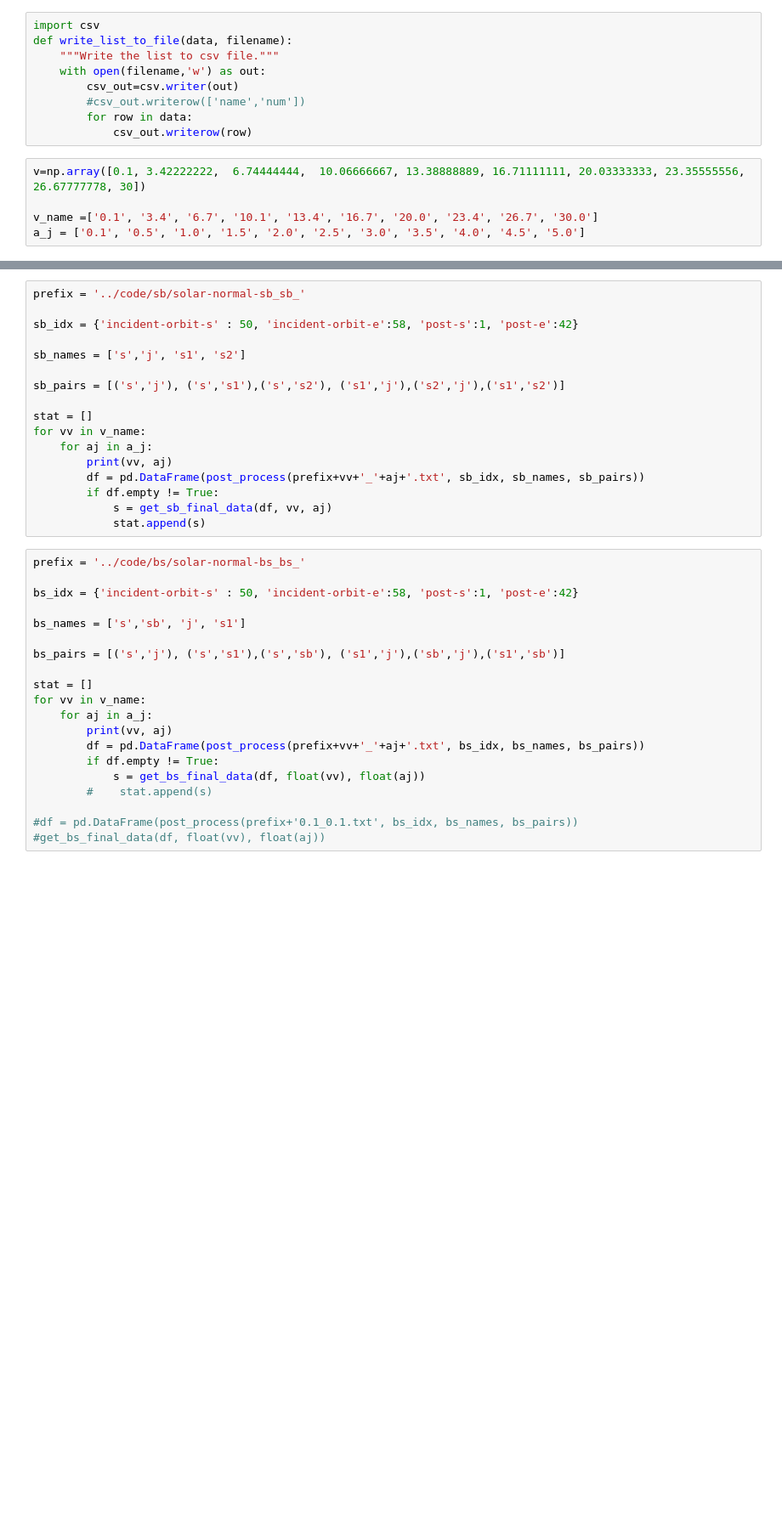
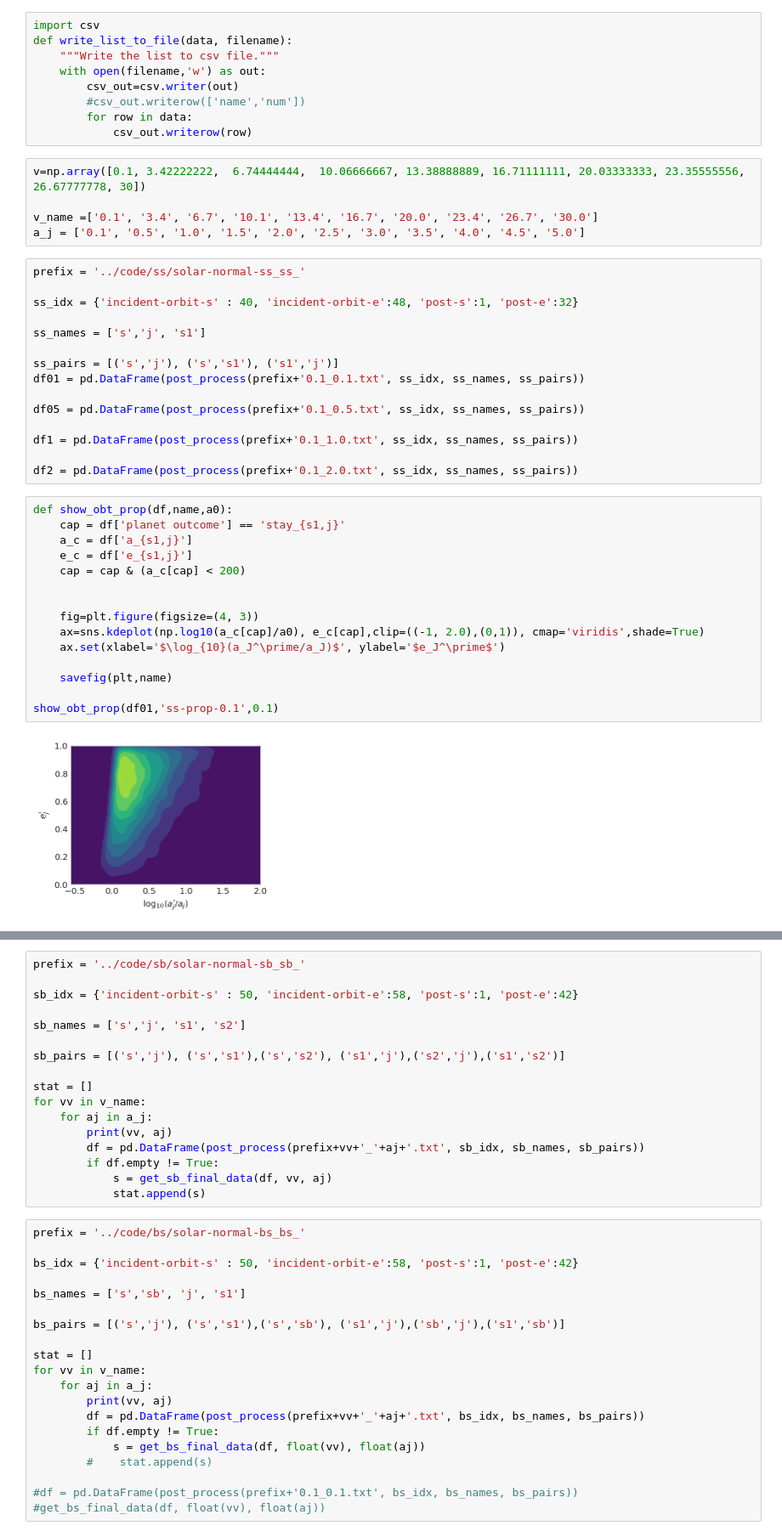
Before and after one commit to YihanWangAstro/planet-app, a Jupyter notebook: process/planet-app.ipynb, the cells around one changed output, grey strips where cells are left out. Shown: that part at 85% size. Drawn from its saved outputs; the diff is of its cells as text; blank space fills up the shorter version.

```diff
--- a/process/planet-app.ipynb
+++ b/process/planet-app.ipynb
@@ -391,3 +395,35 @@ v=np.array([0.1, 3.42222222,  6.74444444,  10.06666667, 13.38888889, 16.71111111
 
 v_name =['0.1', '3.4', '6.7', '10.1', '13.4', '16.7', '20.0', '23.4', '26.7', '30.0']
 a_j = ['0.1', '0.5', '1.0', '1.5', '2.0', '2.5', '3.0', '3.5', '4.0', '4.5', '5.0']
+# %%
+prefix = '../code/ss/solar-normal-ss_ss_'
+
+ss_idx = {'incident-orbit-s' : 40, 'incident-orbit-e':48, 'post-s':1, 'post-e':32}
+
+ss_names = ['s','j', 's1']
+
+ss_pairs = [('s','j'), ('s','s1'), ('s1','j')]
+df01 = pd.DataFrame(post_process(prefix+'0.1_0.1.txt', ss_idx, ss_names, ss_pairs))
+
+df05 = pd.DataFrame(post_process(prefix+'0.1_0.5.txt', ss_idx, ss_names, ss_pairs))
+
+df1 = pd.DataFrame(post_process(prefix+'0.1_1.0.txt', ss_idx, ss_names, ss_pairs))
+
+df2 = pd.DataFrame(post_process(prefix+'0.1_2.0.txt', ss_idx, ss_names, ss_pairs))
+# %%
+def show_obt_prop(df,name,a0):
+    cap = df['planet outcome'] == 'stay_{s1,j}'
+    a_c = df['a_{s1,j}']
+    e_c = df['e_{s1,j}']
+    cap = cap & (a_c[cap] < 200)
+
+
+    fig=plt.figure(figsize=(4, 3))
+    ax=sns.kdeplot(np.log10(a_c[cap]/a0), e_c[cap],clip=((-1, 2.0),(0,1)), cmap='viridis',shade=True)
+    ax.set(xlabel='$\log_{10}(a_J^\prime/a_J)$', ylabel='$e_J^\prime$')
+
+    savefig(plt,name)
+
+show_obt_prop(df01,'ss-prop-0.1',0.1)
+# %% [output]
+[figure, added]
```
Also changed, not shown: parts of 9 cells of this notebook, 1 other file.
